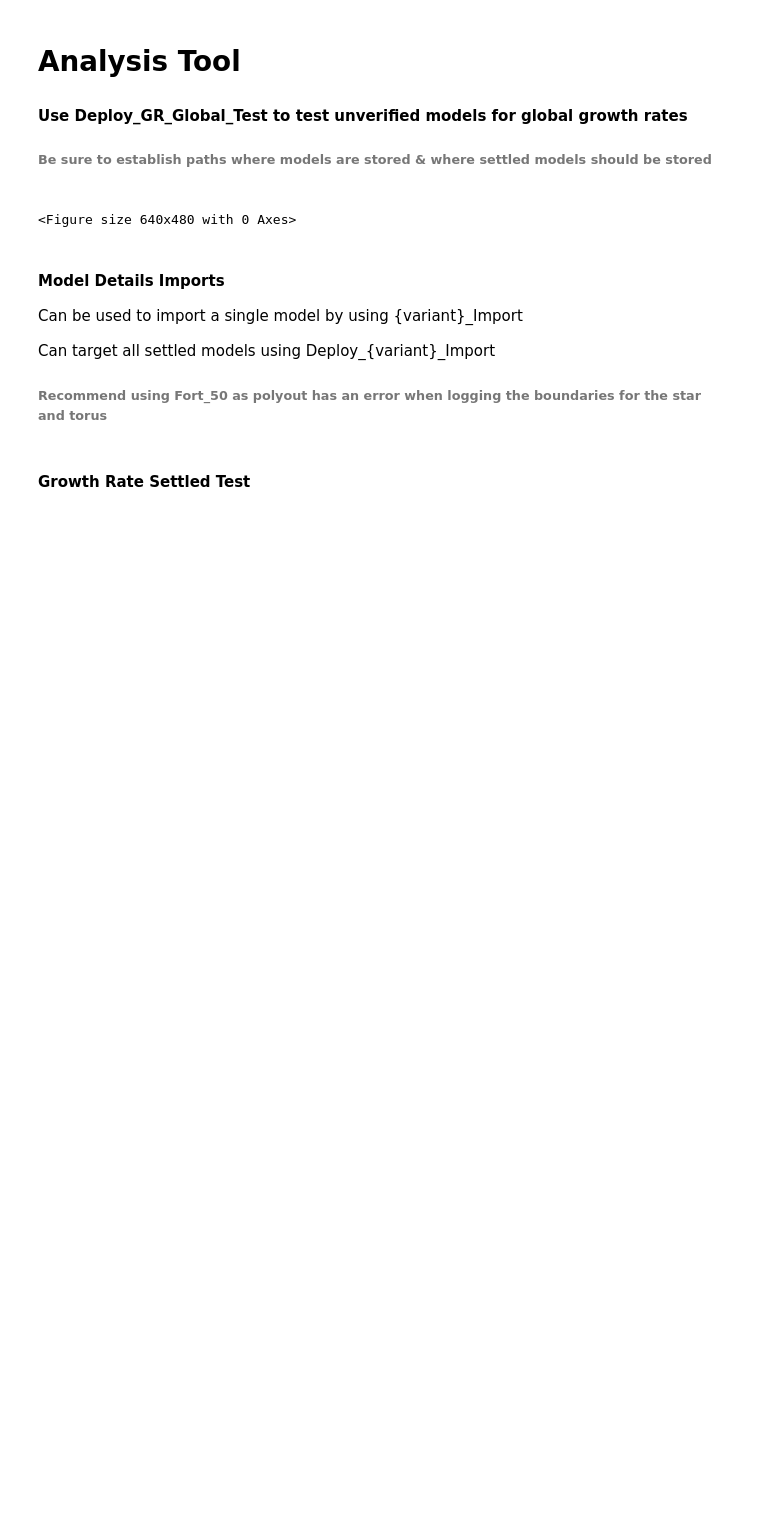
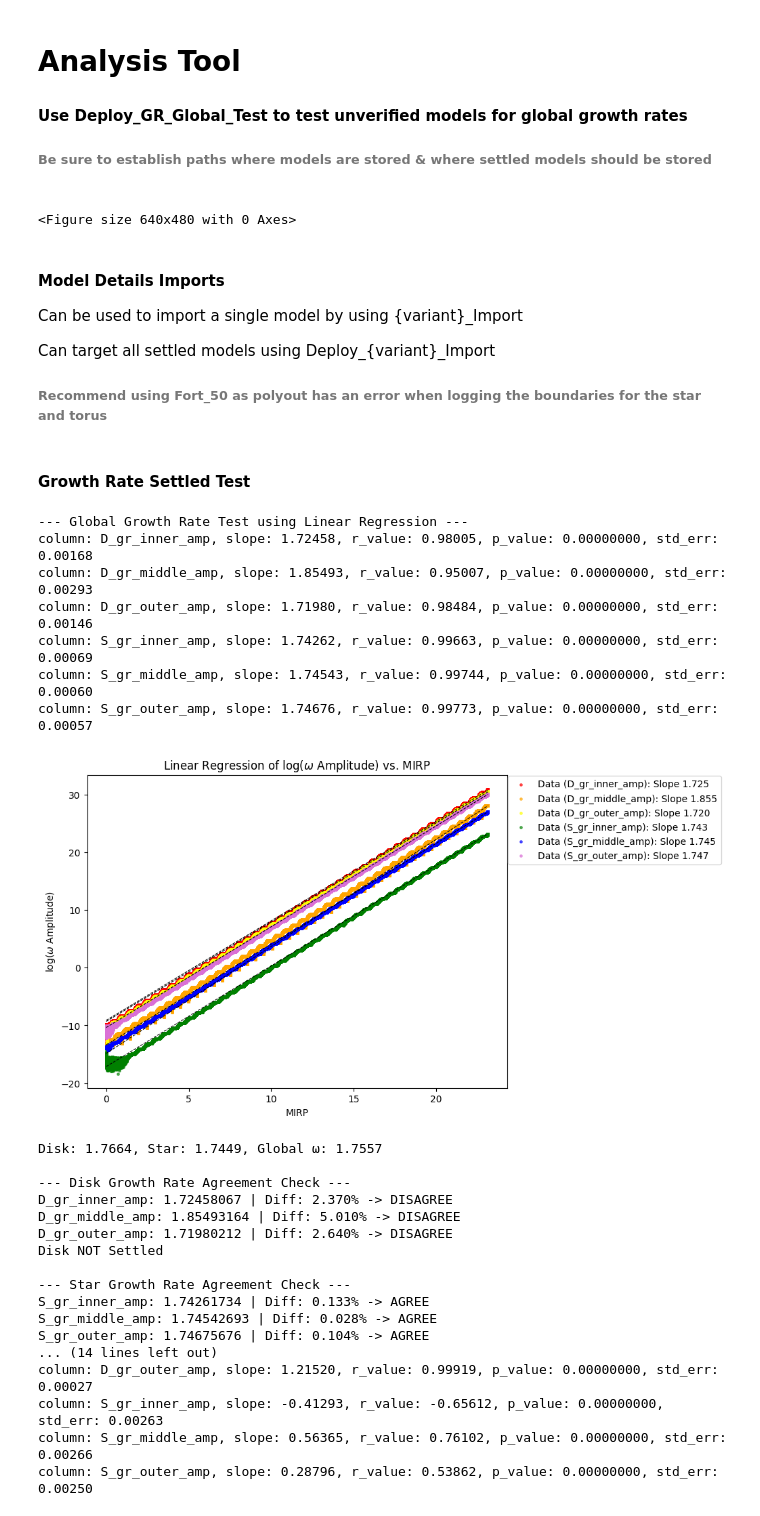
Before and after one commit to Hannahs-Jackson/Galactic_Formation_Hadley, a Jupyter notebook: Analysis_Tool.ipynb, the cells around one changed output. Drawn from its saved outputs; the diff is of its cells as text; code cells hidden in the pictures; blank space fills up the shorter version.

Commit message:
working towards FFT test for the GR

```diff
--- a/Analysis_Tool.ipynb
+++ b/Analysis_Tool.ipynb
@@ -381,6 +382,12 @@ def Growth_Rate_Slope_Test(MIRP_rng, threshold, screen_view, target_folder, grap
     Settle_Test_Columns = ['D_gr_inner_amp', 'D_gr_middle_amp', 'D_gr_outer_amp',
             'S_gr_inner_amp', 'S_gr_middle_amp', 'S_gr_outer_amp']
 
+    # Dataframe for all models tested
+    GR_Tested_Columns = ['Model', 'D_gr_inner_amp', 'D_gr_middle_amp', 'D_gr_outer_amp',
+            'S_gr_inner_amp', 'S_gr_middle_amp', 'S_gr_outer_amp', 'slope', 'intercept', 'r_value', 'p_value', 'std_err']
+    df_tested_GR = pd.DataFrame(columns=GR_Tested_Columns)
+    df_tested_GR = pd.DataFrame({'Model': [target_folder.name]})
+
     # Store slopes for each column
     slopes = {}
 
@@ -388,8 +395,6 @@ def Growth_Rate_Slope_Test(MIRP_rng, threshold, screen_view, target_folder, grap
     if graph:
         plt.figure(figsize=(8, 6))  # Create figure
         colors = simple_color   # Select color palette
-    else:
-        pass
 
     # Loop through each column and perform regression
     for idx, column in enumerate(Settle_Test_Columns):
@@ -403,6 +408,8 @@ def Growth_Rate_Slope_Test(MIRP_rng, threshold, screen_view, target_folder, grap
         # Store the slope in the dictionary
         slopes[column] = slope
 
+        print(f"column: {column}, slope: {slope:.5f}, r_value: {r_value:.5f}, p_value: {p_value:.8f}, std_err: {std_err:.5f}")
+
         # Deploy graphing color palette
         if graph:
             # Apply log transformation to the y-axis for the whole dataset
@@ -410,14 +417,11 @@ def Growth_Rate_Slope_Test(MIRP_rng, threshold, screen_view, target_folder, grap
             df[f'log_{column}'] = np.log10(df[column])
             color = colors[idx]  # Get the color from the list
             # Plot the original data (log-transformed)
-            plt.scatter(df['MIRP'], df[f'log_{column}'], label=f'Data ({column}): Slope {slope:.3f}', alpha=0.6, color=color, s=5)
+            plt.scatter(df['MIRP'], df[f'log_{column}'], label=f'Data ({column}): Slope {slope:.3f}', alpha=0.6, color=color, s=6)
 
             # Plot the regression line
             regression_line = slope * df['MIRP'] + intercept
             plt.plot(df['MIRP'], regression_line, label=None, color='black', linestyle='--', linewidth=.8)
-
-        else:
-            pass
 
     if graph:
         # Adding labels and title
@@ -484,31 +488,57 @@ def Deploy_GR_Global_Test(MIRP_rng, threshold, screen_view, graph, save_graph):
         # Deploy and Sort models based on Global Growth Rate test results
         GR_model_status = Growth_Rate_Slope_Test(MIRP_rng=MIRP_rng, threshold=threshold, screen_view=screen_view, target_folder=target_folder, graph=graph, save_graph=save_graph)
         if screen_view:
             print(f"\nTesting Growth Rate: {target_folder.name}")
             print(f"{target_folder.name} | Model settled into mode: {GR_model_status}")
             print('Regression completed, Growth Rates established')
         if GR_model_status:
             # Move verified settled models into Settled_Models folder with New/Updated status
             dest_folder = settled_models_path / target_folder.name
             model_status = "Settled: New" if not dest_folder.exists() else "Settled: Updated"
             shutil.move(str(target_folder), str(dest_folder))
             settled_model_list.append([target_folder.name, model_status])  # Append to settled list
             if screen_view:
                 print(f"settled model {target_folder.name} added to list and moved")
         else:
             unsettled_model_list.append([target_folder.name, "Unsettled"])  # Append to unsettled list
             if screen_view:
                 print(f"unsettled model {target_folder.name} added to list")
 
     # Create Results DataFrame and concatenate tested models
     df_settled_model = pd.DataFrame(settled_model_list, columns=["Model", "Status"])
     df_unsettled_model = pd.DataFrame(unsettled_model_list, columns=["Model", "Status"])
     df_errored_model = pd.DataFrame(errored_model_list, columns=["Model", "Status"])
     df_results = pd.concat([df for df in [df_settled_model, df_unsettled_model, df_errored_model] if not df.empty], ignore_index=True)
 
     # Save DataFrame as an .xls file
     results_file = base_models_path / "model_status_results.xls"
     df_results.to_excel(results_file, index=False)
 
 # Test Run of Deploy_GR_Global_Test
-# Deploy_GR_Global_Test(MIRP_rng=2.0, threshold=0.0025, screen_view=False, graph=False, save_graph=False)
+Deploy_GR_Global_Test(MIRP_rng=2.0, threshold=0.0025, screen_view=True, graph=True, save_graph=False)
+# %% [output]
+--- Global Growth Rate Test using Linear Regression ---
+column: D_gr_inner_amp, slope: 1.72458, r_value: 0.98005, p_value: 0.00000000, std_err: 0.00168
+column: D_gr_middle_amp, slope: 1.85493, r_value: 0.95007, p_value: 0.00000000, std_err: 0.00293
+column: D_gr_outer_amp, slope: 1.71980, r_value: 0.98484, p_value: 0.00000000, std_err: 0.00146
+column: S_gr_inner_amp, slope: 1.74262, r_value: 0.99663, p_value: 0.00000000, std_err: 0.00069
+column: S_gr_middle_amp, slope: 1.74543, r_value: 0.99744, p_value: 0.00000000, std_err: 0.00060
+column: S_gr_outer_amp, slope: 1.74676, r_value: 0.99773, p_value: 0.00000000, std_err: 0.00057
+[figure, added]
+Disk: 1.7664, Star: 1.7449, Global ω: 1.7557
+
+--- Disk Growth Rate Agreement Check ---
+D_gr_inner_amp: 1.72458067 | Diff: 2.370% -> DISAGREE
+D_gr_middle_amp: 1.85493164 | Diff: 5.010% -> DISAGREE
+D_gr_outer_amp: 1.71980212 | Diff: 2.640% -> DISAGREE
+Disk NOT Settled
+
+--- Star Growth Rate Agreement Check ---
+S_gr_inner_amp: 1.74261734 | Diff: 0.133% -> AGREE
+S_gr_middle_amp: 1.74542693 | Diff: 0.028% -> AGREE
+S_gr_outer_amp: 1.74675676 | Diff: 0.104% -> AGREE
+... (14 lines left out)
+column: D_gr_outer_amp, slope: 1.21520, r_value: 0.99919, p_value: 0.00000000, std_err: 0.00027
+column: S_gr_inner_amp, slope: -0.41293, r_value: -0.65612, p_value: 0.00000000, std_err: 0.00263
+column: S_gr_middle_amp, slope: 0.56365, r_value: 0.76102, p_value: 0.00000000, std_err: 0.00266
+column: S_gr_outer_amp, slope: 0.28796, r_value: 0.53862, p_value: 0.00000000, std_err: 0.00250
```
Also changed, not shown: parts of 5 cells of this notebook.
